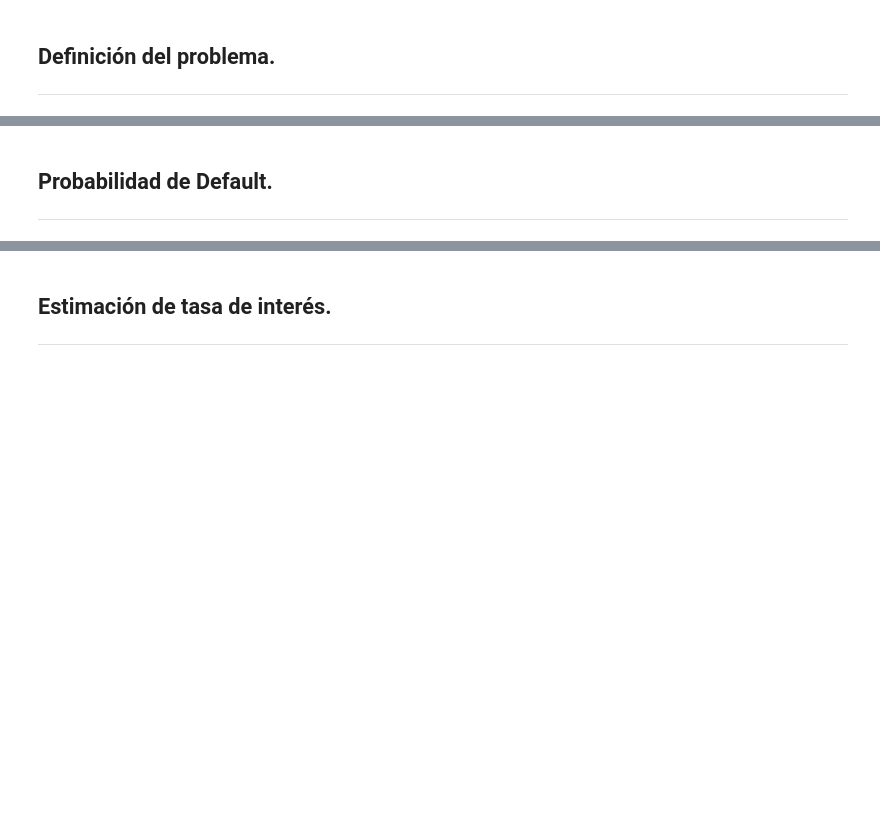
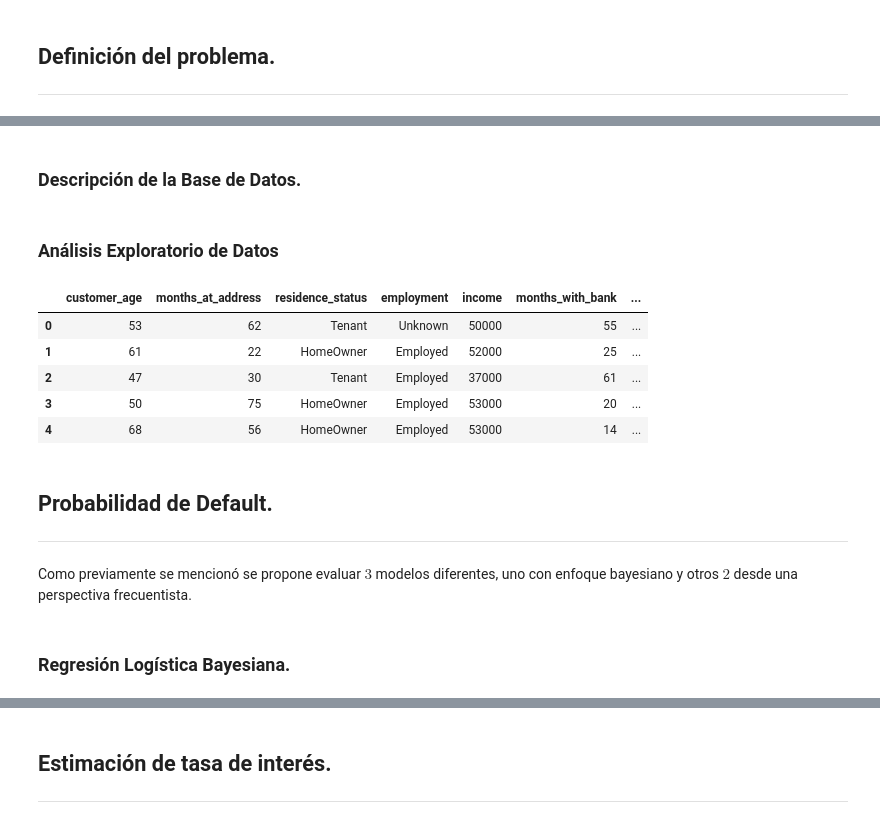
Before and after one commit to bmanica/optimal-interest-rate, a Jupyter notebook: OptimalRate_Implementation.ipynb, the cells around one changed output, grey strips where cells are left out. Drawn from its saved outputs; the diff is of its cells as text; code cells hidden in the pictures; blank space fills up the shorter version.

```diff
--- a/OptimalRate_Implementation.ipynb
+++ b/OptimalRate_Implementation.ipynb
@@ -27,3 +78,47 @@
+# %% [markdown]
+### Descripción de la Base de Datos.
+# %% [markdown]
+### Análisis Exploratorio de Datos
+# %%
+# Libraries to use
+import sys
+import json
+from typing import List, Dict, Optional, Union
+
+import Binning as bn
+from Woe import WoeMapper
+
+import numpy as np
+import pandas as pd
+import matplotlib.pyplot as plt
+from sklearn.linear_model import LogisticRegression
+from sklearn.tree import DecisionTreeClassifier
+from sklearn import metrics
+import seaborn as sns
+from scipy.optimize import minimize_scalar
+import bambi as bmb
+import arviz as az
+import warnings
+warnings.filterwarnings('ignore')
+
+import missingno as mgno
+sns.set(color_codes=True) # Plottling configuration
+
+# Read raw data
+raw_data = pd.read_csv("files/data.csv").drop("customer_id", axis=1)
+
+raw_data.head()
+# %% [output]
+|  | customer_age | months_at_address | residence_status | employment | income | months_with_bank | ... |
+| 0 | 53 | 62 | Tenant | Unknown | 50000 | 55 | ... |
+| 1 | 61 | 22 | HomeOwner | Employed | 52000 | 25 | ... |
+| 2 | 47 | 30 | Tenant | Employed | 37000 | 61 | ... |
+| 3 | 50 | 75 | HomeOwner | Employed | 53000 | 20 | ... |
+| 4 | 68 | 56 | HomeOwner | Employed | 53000 | 14 | ... |
 # %% [markdown]
 ## Probabilidad de Default.
 ---
+# %% [markdown]
+Como previamente se mencionó se propone evaluar $3$ modelos diferentes, uno con enfoque bayesiano y otros $2$ desde una perspectiva frecuentista.
+# %% [markdown]
+### Regresión Logística Bayesiana.
```
Also changed, not shown: parts of 24 cells of this notebook, 3 other files.
